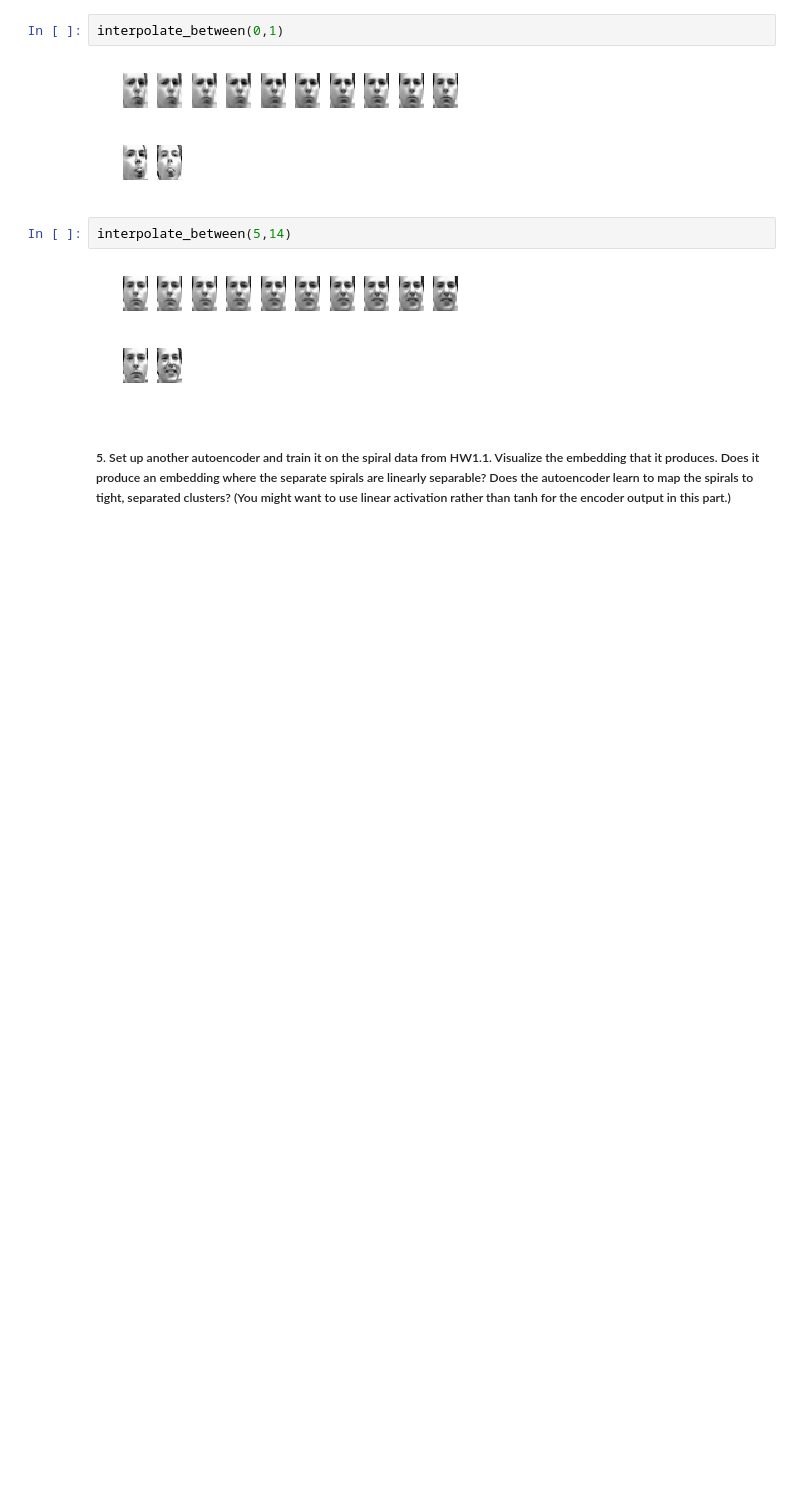
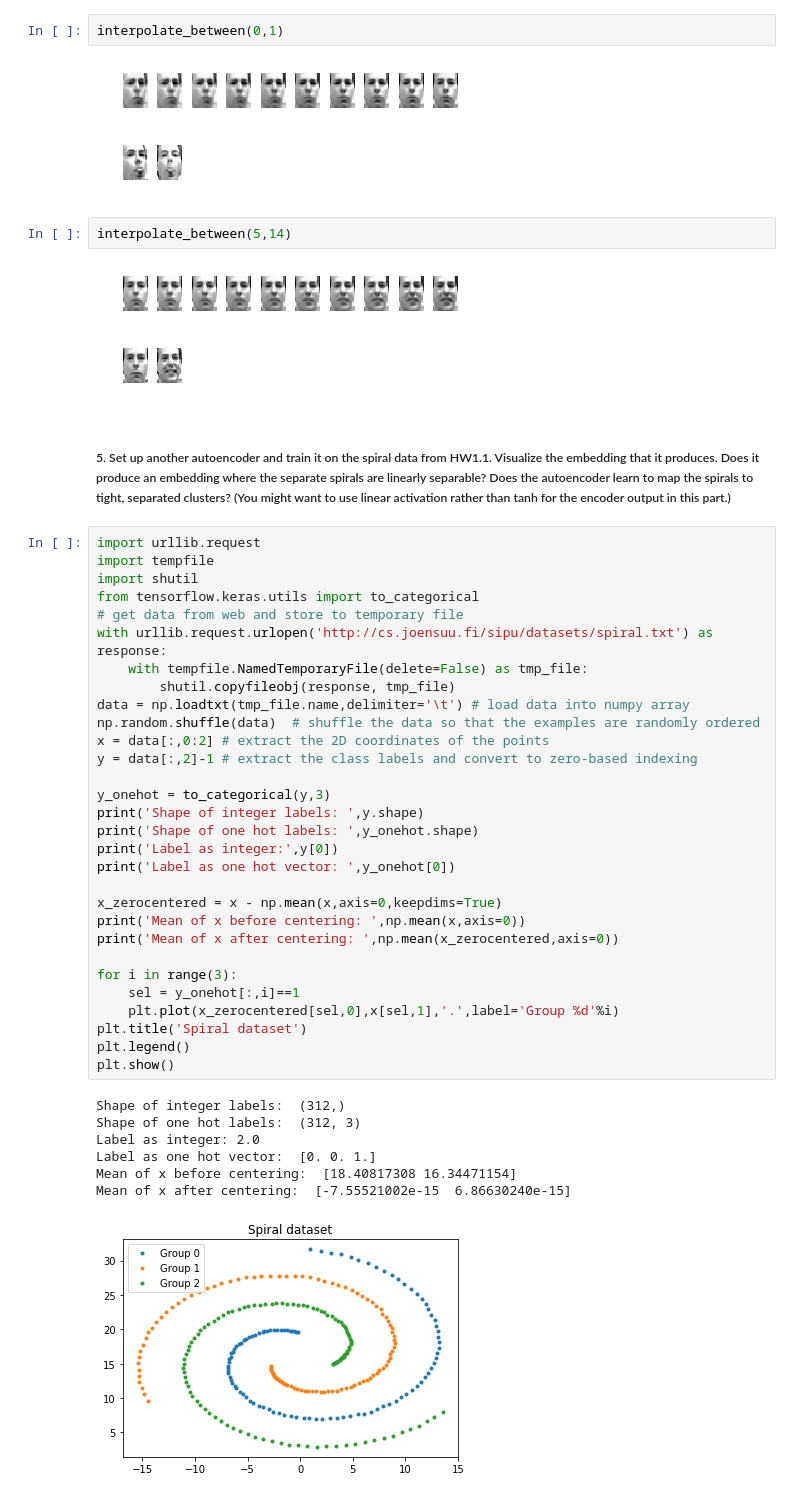
Before and after one commit to ericlabouve/csc566-DeepLearning, a Jupyter notebook: hw3/undercomplete_autoencoder.ipynb, the cells around one changed output. Cells and saved outputs as stored; diff of their text form; blank space fills up the shorter version.

```diff
--- a/hw3/undercomplete_autoencoder.ipynb
+++ b/hw3/undercomplete_autoencoder.ipynb
@@ -294,3 +294,41 @@ interpolate_between(5,14)
 [figure]
 # %% [markdown]
 ##### 5. Set up another autoencoder and train it on the spiral data from HW1.1. Visualize the embedding that it produces. Does it produce an embedding where the separate spirals are linearly separable? Does the autoencoder learn to map the spirals to tight, separated clusters? (You might want to use linear activation rather than tanh for the encoder output in this part.)
+# %%
+import urllib.request
+import tempfile
+import shutil
+from tensorflow.keras.utils import to_categorical
+# get data from web and store to temporary file
+with urllib.request.urlopen('http://cs.joensuu.fi/sipu/datasets/spiral.txt') as response:
+    with tempfile.NamedTemporaryFile(delete=False) as tmp_file:
+        shutil.copyfileobj(response, tmp_file)
+data = np.loadtxt(tmp_file.name,delimiter='\t') # load data into numpy array
+np.random.shuffle(data)  # shuffle the data so that the examples are randomly ordered
+x = data[:,0:2] # extract the 2D coordinates of the points
+y = data[:,2]-1 # extract the class labels and convert to zero-based indexing
+
+y_onehot = to_categorical(y,3)
+print('Shape of integer labels: ',y.shape)
+print('Shape of one hot labels: ',y_onehot.shape)
+print('Label as integer:',y[0])
+print('Label as one hot vector: ',y_onehot[0])
+
+x_zerocentered = x - np.mean(x,axis=0,keepdims=True)
+print('Mean of x before centering: ',np.mean(x,axis=0))
+print('Mean of x after centering: ',np.mean(x_zerocentered,axis=0))
+
+for i in range(3):
+    sel = y_onehot[:,i]==1
+    plt.plot(x_zerocentered[sel,0],x[sel,1],'.',label='Group %d'%i)
+plt.title('Spiral dataset')
+plt.legend()
+plt.show()
+# %% [output]
+Shape of integer labels:  (312,)
+Shape of one hot labels:  (312, 3)
+Label as integer: 2.0
+Label as one hot vector:  [0. 0. 1.]
+Mean of x before centering:  [18.40817308 16.34471154]
+Mean of x after centering:  [-7.55521002e-15  6.86630240e-15]
+[figure, added]
```
Also changed, not shown: parts of 4 cells of this notebook.
